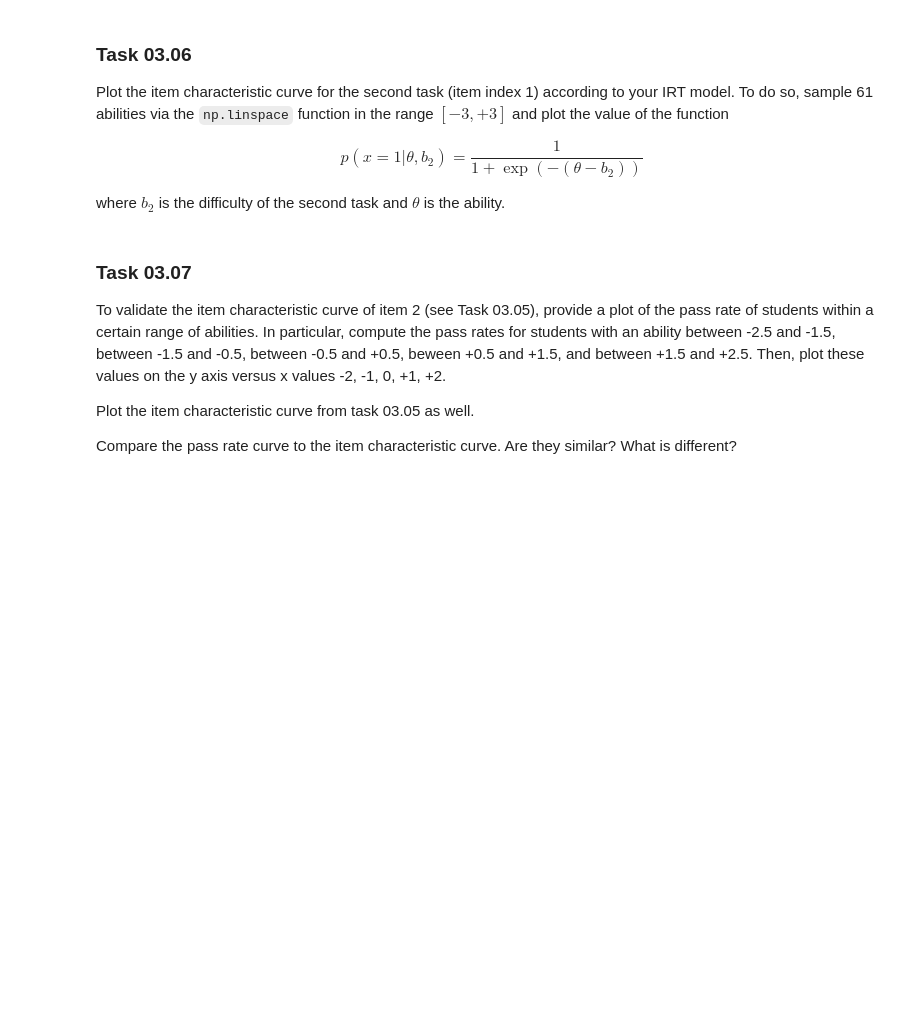
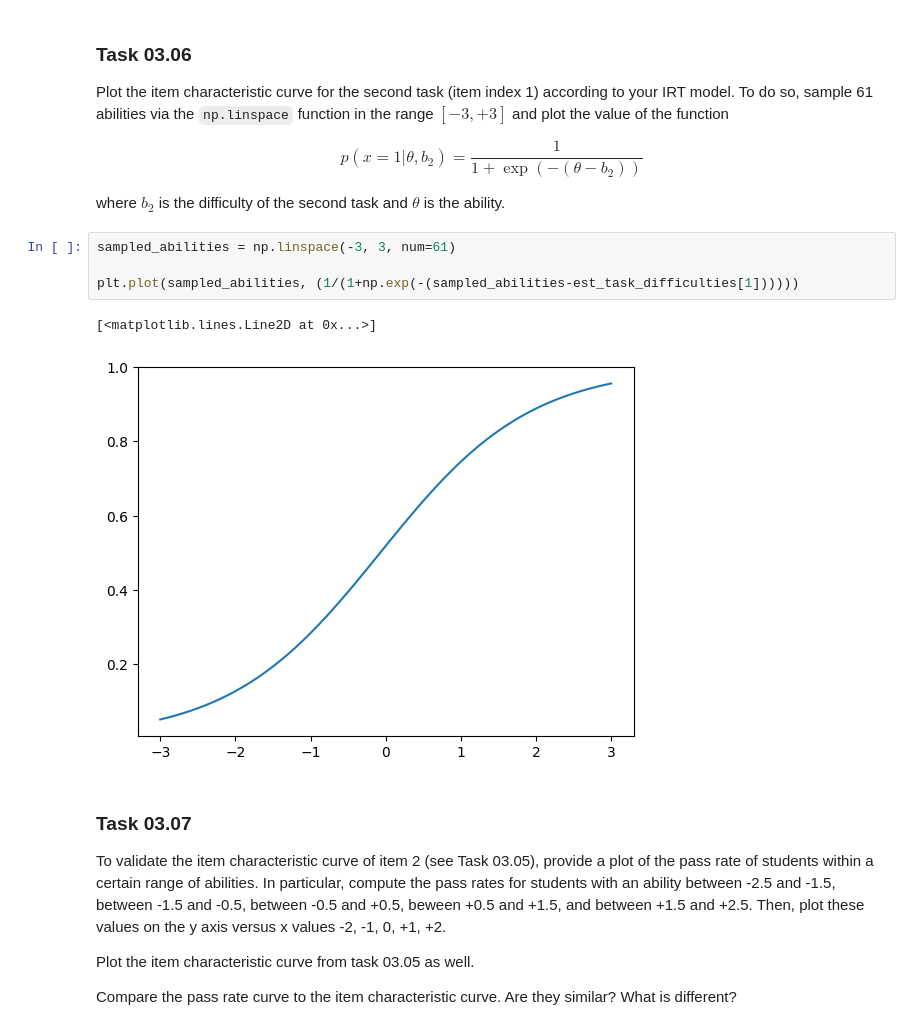
Before and after one commit to ChonsShadow/datamining_24-25, a Jupyter notebook: sheet03/sheet03.ipynb, the cells around one changed output. Drawn from its saved outputs; the diff is of its cells as text; blank space fills up the shorter version.

Commit message:
finished task 03.06.

```diff
--- a/sheet03/sheet03.ipynb
+++ b/sheet03/sheet03.ipynb
@@ -157,6 +157,13 @@ p(x = 1|\theta, b_2) = \frac{1}{1 + \exp(-(\theta - b_2))}
 \end{equation*}
 
 where $b_2$ is the difficulty of the second task and $\theta$ is the ability.
+# %%
+sampled_abilities = np.linspace(-3, 3, num=61)
+
+plt.plot(sampled_abilities, (1/(1+np.exp(-(sampled_abilities-est_task_difficulties[1])))))
+# %% [output]
+[<matplotlib.lines.Line2D at 0x...>]
+[figure, added]
 # %% [markdown]
 ### Task 03.07
 
```
